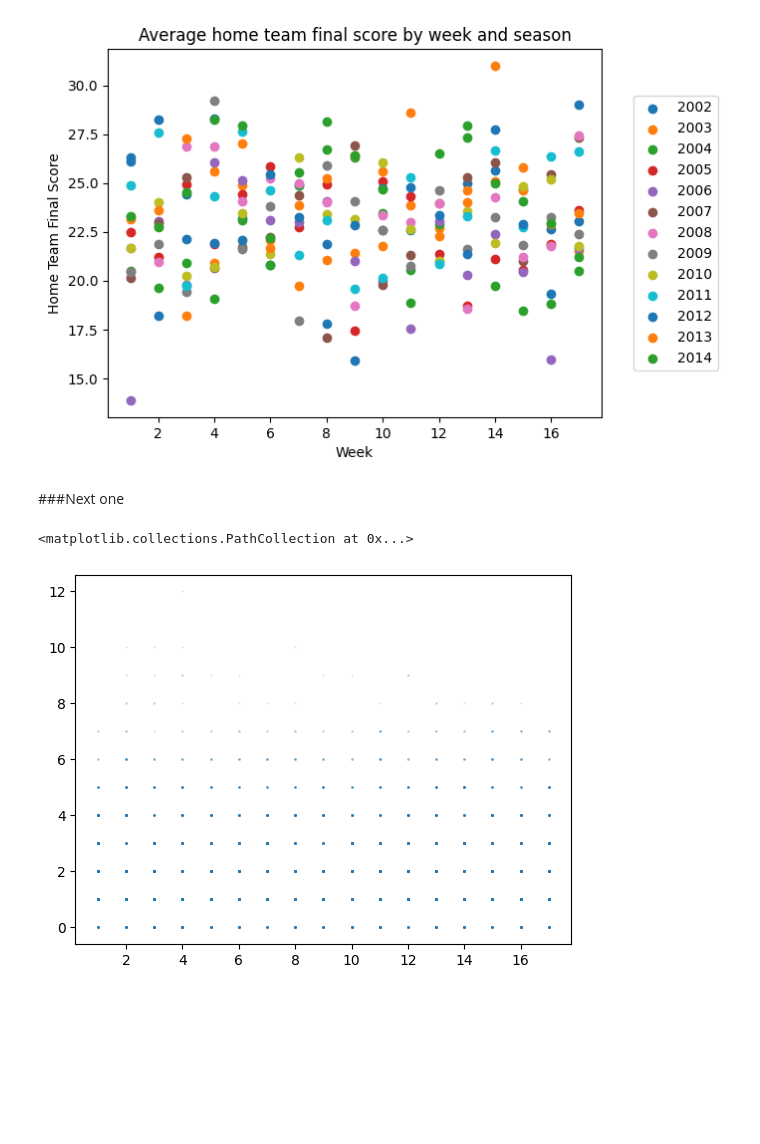
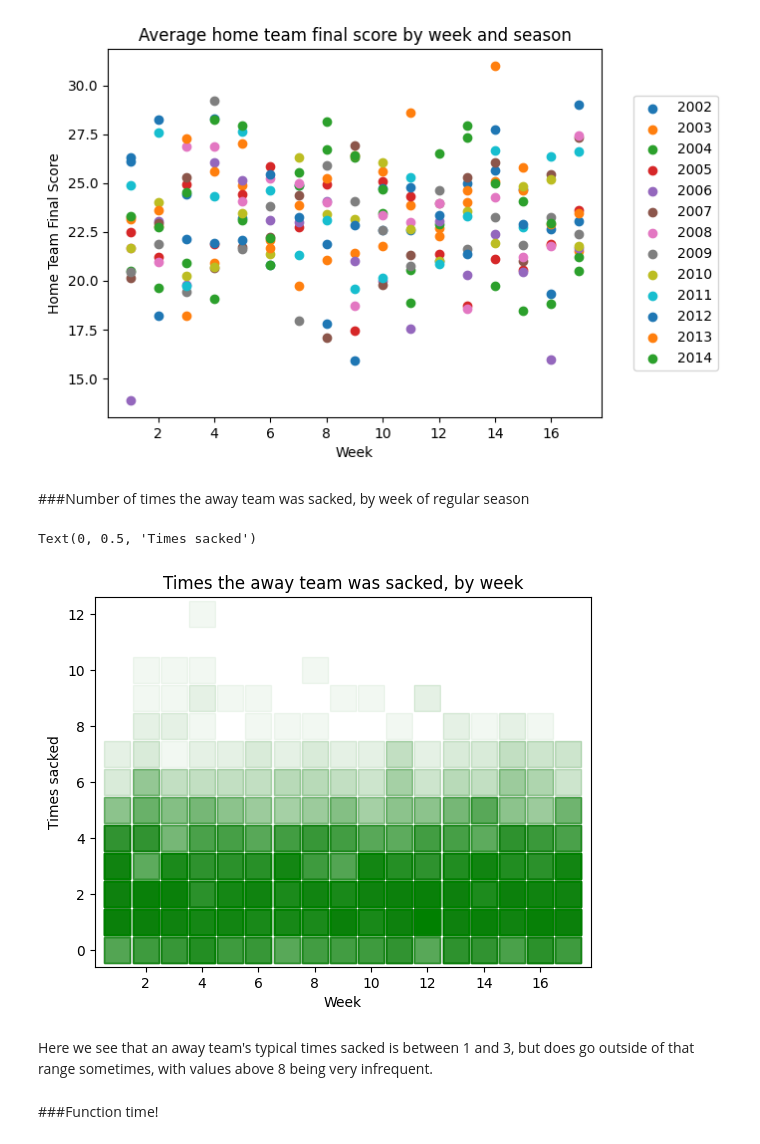
Before and after one commit to tort-cam/ST554HW4, a Jupyter notebook: HW4.ipynb, the cells around one changed output. Saved outputs shown, nothing was run; the diff lists cells and outputs as text; code cells hidden in the pictures; blank space fills up the shorter version.

```diff
--- a/HW4.ipynb
+++ b/HW4.ipynb
@@ -421,10 +421,17 @@ plt.ylabel("Home Team Final Score")
 # %% [output]
 Text(0, 0.5, 'Home Team Final Score')
 [figure]
-# %% [markdown]
-###Next one
-# %%
-plt.scatter( nflreg["week"],nflreg["awayTimesSacked"], s = 1, alpha = .1)
-# %% [output]
-<matplotlib.collections.PathCollection at 0x...>
-[figure, removed]
+# %% [markdown]
+###Number of times the away team was sacked, by week of regular season
+# %%
+plt.scatter( nflreg["week"],nflreg["awayTimesSacked"], s = 350, marker = "s", alpha = .05, c = "green")
+plt.title("Times the away team was sacked, by week")
+plt.xlabel("Week")
+plt.ylabel("Times sacked")
+# %% [output]
+Text(0, 0.5, 'Times sacked')
+[figure, added]
+# %% [markdown]
+Here we see that an away team's typical times sacked is between 1 and 3, but does go outside of that range sometimes, with values above 8 being very infrequent.
+# %% [markdown]
+###Function time!
```
Also changed, not shown: parts of 8 cells of this notebook.
